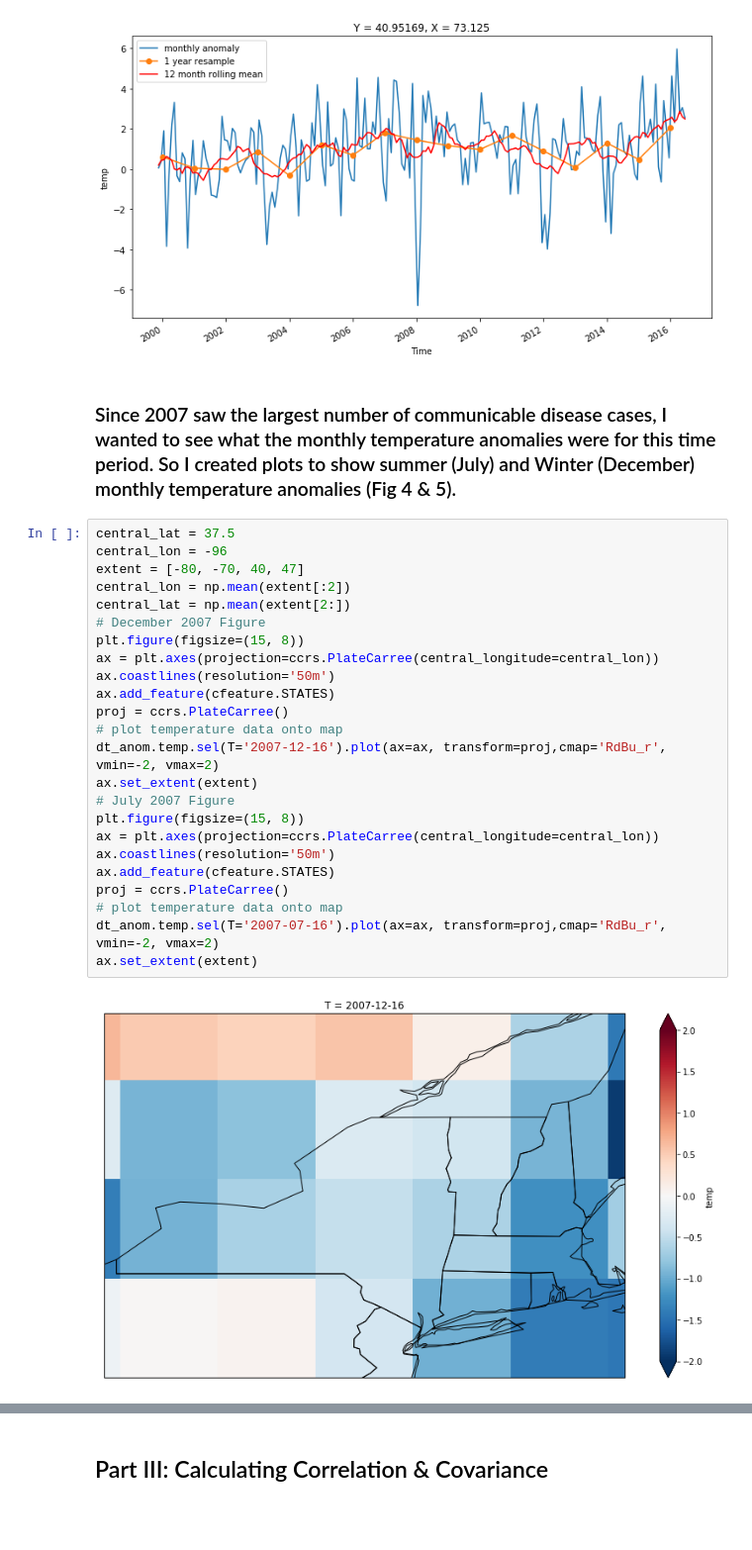
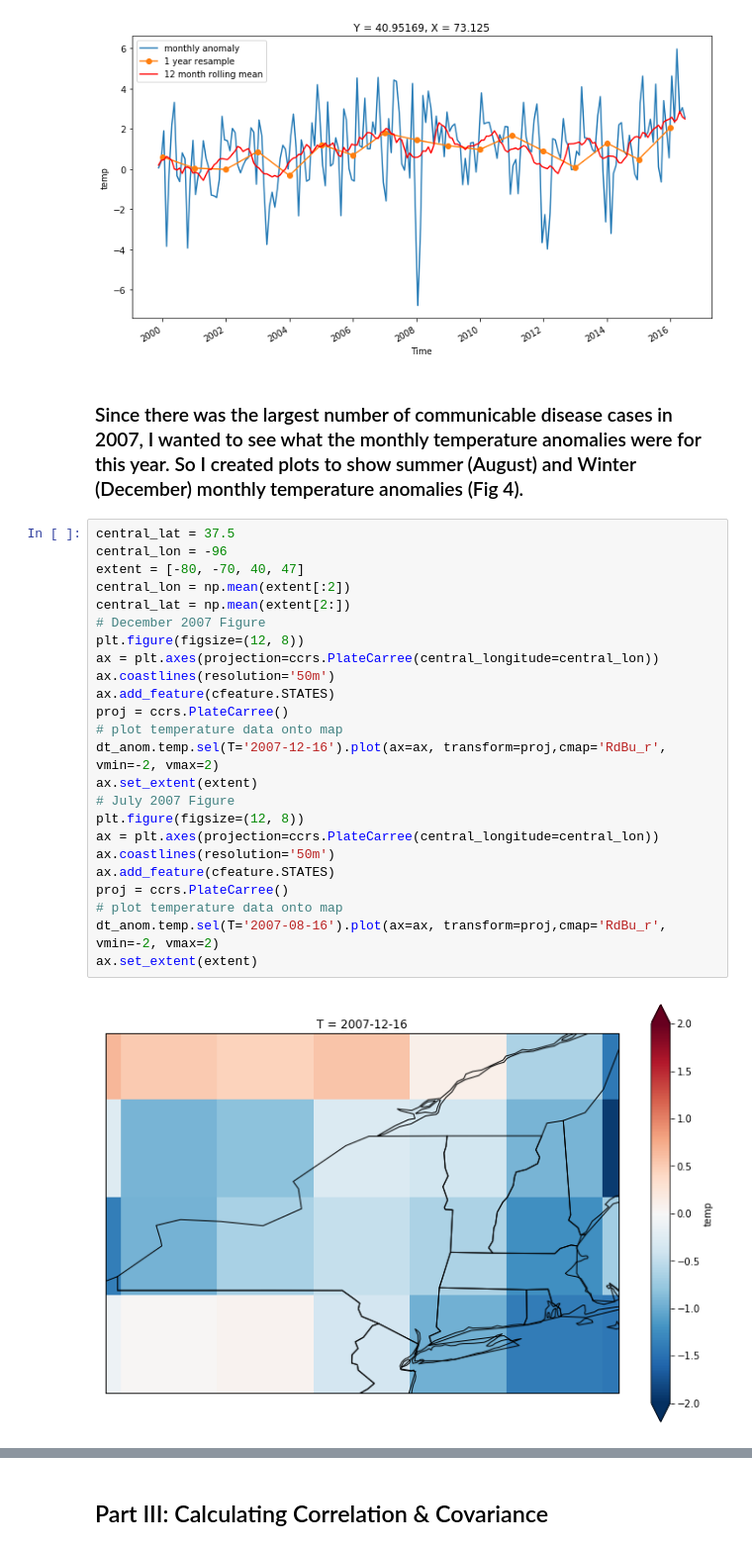
Before and after one commit to stephaniestettz/RCES-Final-Project, a Jupyter notebook: FinalProject.ipynb, the cells around one changed output, grey strips where cells are left out. Shown at 99% size. Saved outputs shown, nothing was run; the diff lists cells and outputs as text; blank space fills up the shorter version.

```diff
--- a/FinalProject.ipynb
+++ b/FinalProject.ipynb
@@ -194,30 +192,30 @@ plt.legend()
 <matplotlib.legend.Legend at 0x...>
 [figure]
 # %% [markdown]
-### Since 2007 saw the largest number of communicable disease cases, I wanted to see what the monthly temperature anomalies were for this time period. So I created plots to show summer (July) and Winter (December) monthly temperature anomalies (Fig 4 & 5).
+### Since there was the largest number of communicable disease cases in 2007, I wanted to see what the monthly temperature anomalies were for this year. So I created plots to show summer (August) and Winter (December) monthly temperature anomalies (Fig 4).
 # %%
 central_lat = 37.5
 central_lon = -96
 extent = [-80, -70, 40, 47]
 central_lon = np.mean(extent[:2])
 central_lat = np.mean(extent[2:])
 # December 2007 Figure
-plt.figure(figsize=(15, 8))
+plt.figure(figsize=(12, 8))
 ax = plt.axes(projection=ccrs.PlateCarree(central_longitude=central_lon))
 ax.coastlines(resolution='50m')
 ax.add_feature(cfeature.STATES)
 proj = ccrs.PlateCarree()
 # plot temperature data onto map
 dt_anom.temp.sel(T='2007-12-16').plot(ax=ax, transform=proj,cmap='RdBu_r', vmin=-2, vmax=2)
 ax.set_extent(extent)
 # July 2007 Figure
-plt.figure(figsize=(15, 8))
+plt.figure(figsize=(12, 8))
 ax = plt.axes(projection=ccrs.PlateCarree(central_longitude=central_lon))
 ax.coastlines(resolution='50m')
 ax.add_feature(cfeature.STATES)
 proj = ccrs.PlateCarree()
 # plot temperature data onto map
-dt_anom.temp.sel(T='2007-07-16').plot(ax=ax, transform=proj,cmap='RdBu_r', vmin=-2, vmax=2)
+dt_anom.temp.sel(T='2007-08-16').plot(ax=ax, transform=proj,cmap='RdBu_r', vmin=-2, vmax=2)
 ax.set_extent(extent)
 # %% [output]
-[figure, old version]
+[figure, new version]
```
Also changed, not shown: parts of 22 cells of this notebook, 1 other file.
